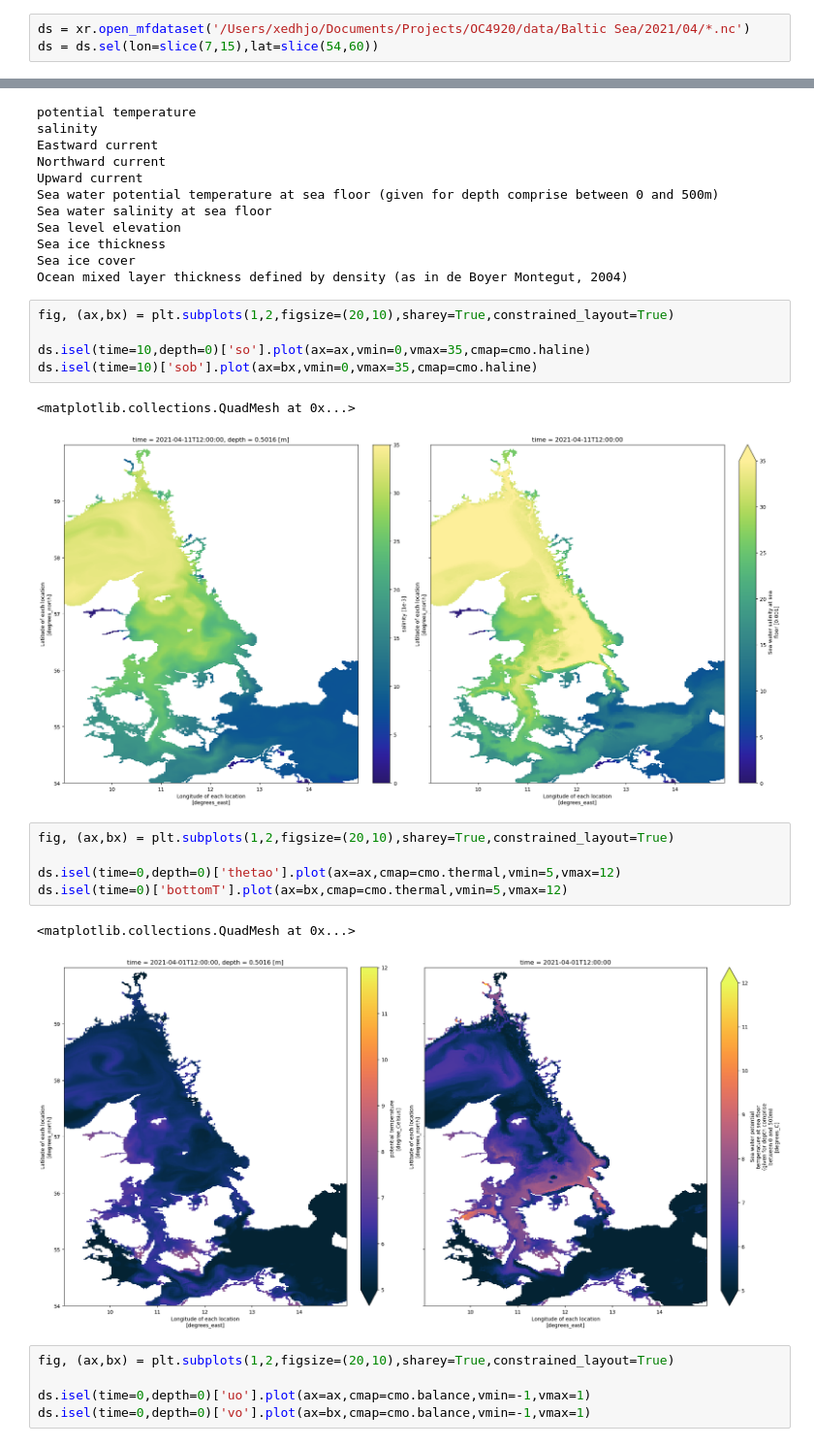
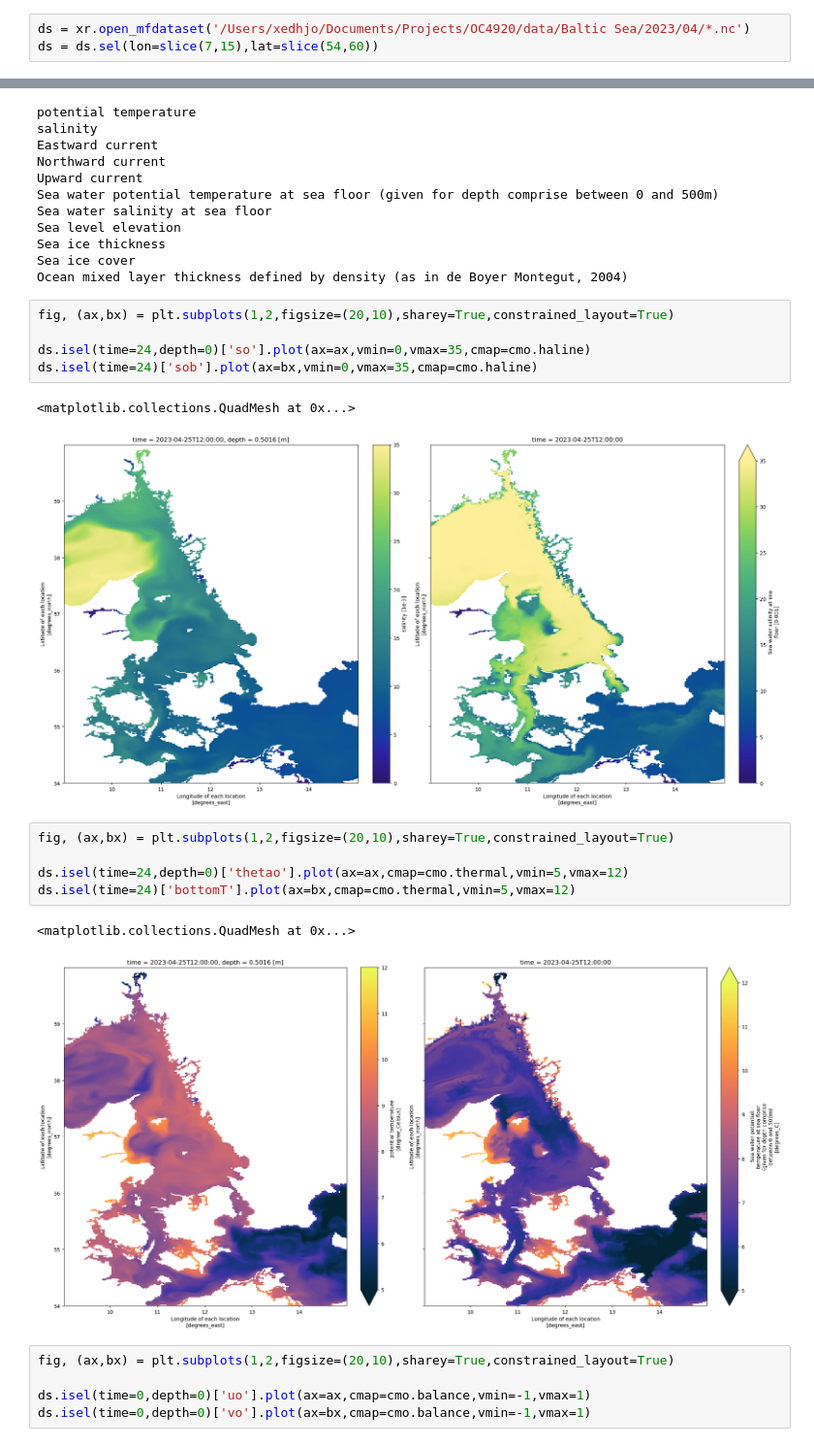
Before and after one commit to jmedholm/OC4920, a Jupyter notebook: Working_with_NEMO.ipynb, the cells around one changed output, grey strips where cells are left out. Shown at 97% size. Saved outputs shown, nothing was run; the diff lists cells and outputs as text.

Commit message:
Updated times

```diff
--- a/Working_with_NEMO.ipynb
+++ b/Working_with_NEMO.ipynb
@@ -96,7 +96,7 @@ ds.isel(time=0,depth=0)['vo'].plot(ax=bx,cmap=cmo.balance,vmin=-1,vmax=1)
 # %% [markdown]
 ## Let'do the daily instead
 # %%
-ds = xr.open_mfdataset('/Users/xedhjo/Documents/Projects/OC4920/data/Baltic Sea/2021/04/*.nc')
+ds = xr.open_mfdataset('/Users/xedhjo/Documents/Projects/OC4920/data/Baltic Sea/2023/04/*.nc')
 ds = ds.sel(lon=slice(7,15),lat=slice(54,60))
 # %%
 list(ds.keys())
@@ -130,19 +130,19 @@ Ocean mixed layer thickness defined by density (as in de Boyer Montegut, 2004)
 # %%
 fig, (ax,bx) = plt.subplots(1,2,figsize=(20,10),sharey=True,constrained_layout=True)
 
-ds.isel(time=10,depth=0)['so'].plot(ax=ax,vmin=0,vmax=35,cmap=cmo.haline)
-ds.isel(time=10)['sob'].plot(ax=bx,vmin=0,vmax=35,cmap=cmo.haline)
+ds.isel(time=24,depth=0)['so'].plot(ax=ax,vmin=0,vmax=35,cmap=cmo.haline)
+ds.isel(time=24)['sob'].plot(ax=bx,vmin=0,vmax=35,cmap=cmo.haline)
 # %% [output]
 <matplotlib.collections.QuadMesh at 0x...>
-[figure, old version]
+[figure, new version]
 # %%
 fig, (ax,bx) = plt.subplots(1,2,figsize=(20,10),sharey=True,constrained_layout=True)
 
-ds.isel(time=0,depth=0)['thetao'].plot(ax=ax,cmap=cmo.thermal,vmin=5,vmax=12)
-ds.isel(time=0)['bottomT'].plot(ax=bx,cmap=cmo.thermal,vmin=5,vmax=12)
+ds.isel(time=24,depth=0)['thetao'].plot(ax=ax,cmap=cmo.thermal,vmin=5,vmax=12)
+ds.isel(time=24)['bottomT'].plot(ax=bx,cmap=cmo.thermal,vmin=5,vmax=12)
 # %% [output]
 <matplotlib.collections.QuadMesh at 0x...>
-[figure, old version]
+[figure, new version]
 # %%
 fig, (ax,bx) = plt.subplots(1,2,figsize=(20,10),sharey=True,constrained_layout=True)
 
```
